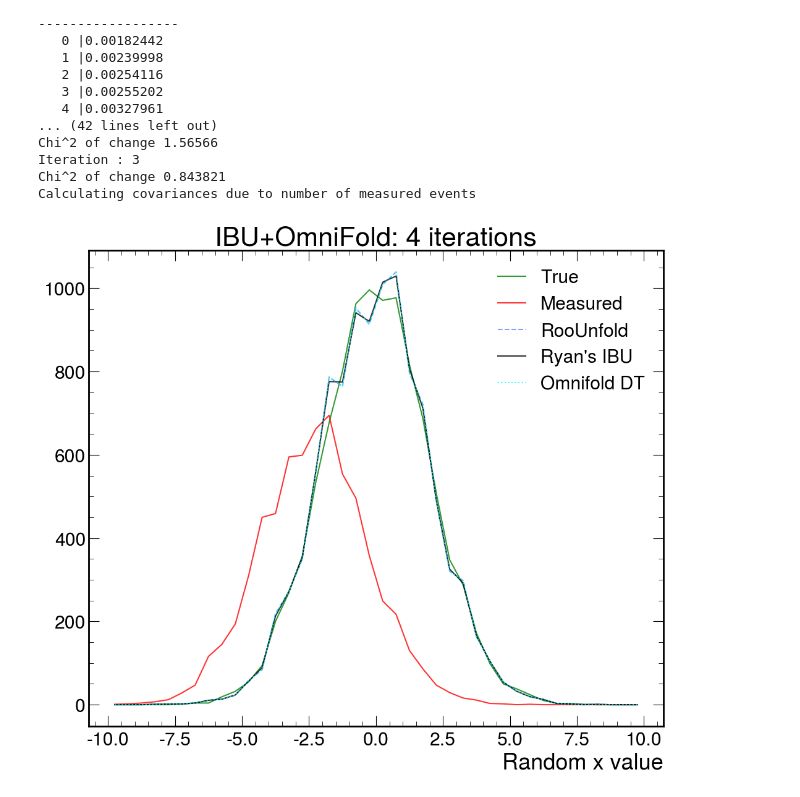
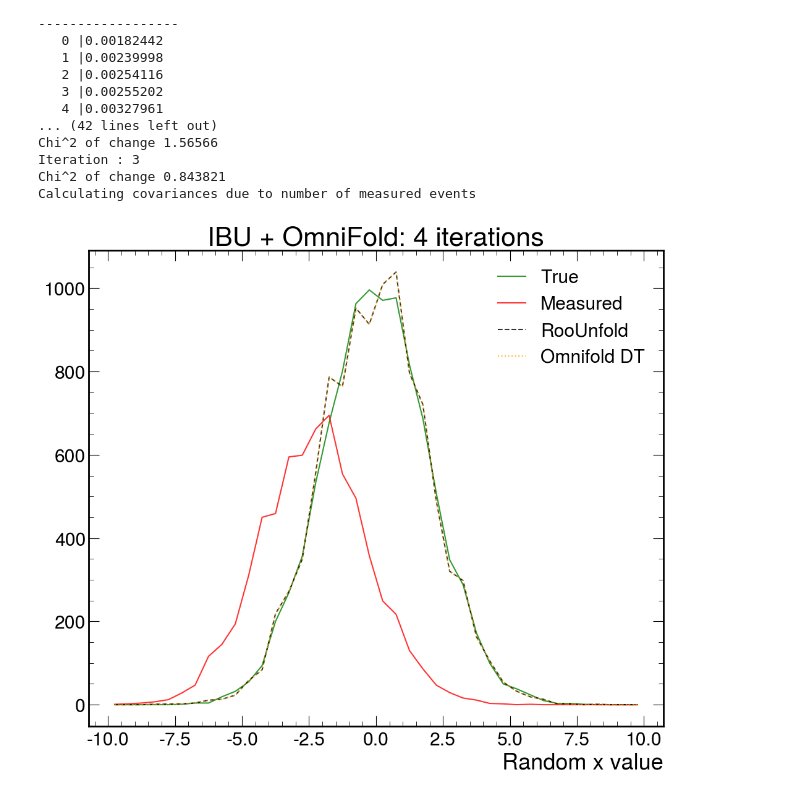
Before and after one commit to rymilton/unfolding, a Jupyter notebook: omnifold_decisiontrees.ipynb, the cells around one changed output. Drawn from its saved outputs; the diff is of its cells as text; code cells hidden in the pictures.

Commit message:
Cleaned up Omnifold DT notebook

```diff
--- a/omnifold_decisiontrees.ipynb
+++ b/omnifold_decisiontrees.ipynb
@@ -25,10 +33,9 @@ else:
 # %%
-f0 = ROOT.TH1D("f0","f0",MC_bins,MC_low,MC_high)
-g0 = ROOT.TH1D("g0","g0",sim_bins,sim_low,sim_high)
+MC_hist  = ROOT.TH1D("MC_hist", "MC_hist", MC_bins, MC_low, MC_high)
+sim_hist = ROOT.TH1D("sim_hist", "sim_hist", sim_bins, sim_low, sim_high)
 response = ROOT.RooUnfoldResponse(sim_bins, sim_low, sim_high, MC_bins, MC_low, MC_high)
 # %%
-n_data_points = 100000
-sim_data = []
-MC_data = []
-num_iterations = 4
+num_MC_data_points  = 100000
+unbinned_sim_data = []
+unbinned_MC_data  = []
 # %%
@@ -126,6 +136,13 @@ for i in range(efficiencies.GetNoElements()):
 # %%
-response_hist = response.HresponseNoOverflow()
-weights_push, weights_pull, MC_entries = omnifold(response, hMeas, num_iterations)
-omnifold_dt_hist, omnifold_bin_edges = np.histogram(MC_entries.flatten(), weights=weights_push, bins = MC_bins, range = [MC_low, MC_high])
+# Getting weights from omnifold
+weights_push, weights_pull, MC_entries = omnifold(response, measured_hist, num_iterations)
+# Applying weights to MC data
+omnifold_dt_hist, omnifold_bin_edges = np.histogram(MC_entries.flatten(), weights = weights_push, bins = MC_bins, range = [MC_low, MC_high])
 omnifold_bin_centers = (omnifold_bin_edges[:-1] + omnifold_bin_edges[1:]) / 2
+
+# Accounting for efficiencies
+efficiencies = response.Vefficiency()
+efficiencies_np = np.empty(efficiencies.GetNoElements())
+for i in range(efficiencies.GetNoElements()):
+    efficiencies_np[i] = efficiencies[i]
 omnifold_dt_hist = np.divide(omnifold_dt_hist, efficiencies_np, out=np.zeros_like(omnifold_dt_hist, dtype=np.float32), where=efficiencies_np!=0)
@@ -139,5 +149,6 @@ Iteration 3
 # %%
-IBU_RooUnfold = ROOT.RooUnfoldBayes(response, hMeas, num_iterations)
+# Getting IBU results from RooUnfold
+IBU_RooUnfold = ROOT.RooUnfoldBayes(response, measured_hist, num_iterations)
 hReco_RooUnfold = IBU_RooUnfold.Hunfold()
 # %% [output]
 Using response matrix priors
@@ -158,23 +169,21 @@ Iteration : 3
 Chi^2 of change 0.843821
 Calculating covariances due to number of measured events
 # %%
-true_data, true_x = dh.TH1_to_numpy(hTrue)
+# Plotting our unfolded results
+true_data, true_x = dh.TH1_to_numpy(true_hist)
 roounfold_data, roounfold_x = dh.TH1_to_numpy(hReco_RooUnfold)
-measured_data, measured_x = dh.TH1_to_numpy(hMeas)
+measured_data, measured_x = dh.TH1_to_numpy(measured_hist)
 
 fig = plt.figure(figsize=(12,10))
 plt.plot(true_x, true_data, label = "True", color = 'green', alpha = .8)
 plt.plot(measured_x, measured_data, label = "Measured", color = 'red', alpha = .8)
 
-plt.plot(roounfold_x, roounfold_data, label = "RooUnfold", linestyle='dashed', alpha = .8)
-plt.plot(true_x, t_distributions[-1], label = "Ryan's IBU", linestyle = 'solid', alpha = .8, color = 'black')
+plt.plot(roounfold_x, roounfold_data, label = "RooUnfold", color = 'black', linestyle='dashed', alpha = .8)
+plt.plot(omnifold_bin_centers, omnifold_dt_hist, label = "Omnifold DT", linestyle='dotted', alpha = .8, color = 'orange')
 
-# print(np.ones_like(t_distributions[-1]))
-plt.plot(omnifold_bin_centers, omnifold_dt_hist, label = "Omnifold DT", linestyle='dotted', alpha = .8, color = 'cyan')
 plt.xlabel("Random x value")
-plt.title(f"IBU+OmniFold: {num_iterations} iterations")
+plt.title(f"IBU + OmniFold: {num_iterations} iterations")
 plt.legend()
-# plt.grid()
 plt.show()
 # %% [output]
-[figure, old version]
+[figure, new version]
```
Also changed, not shown: parts of 11 cells of this notebook.
